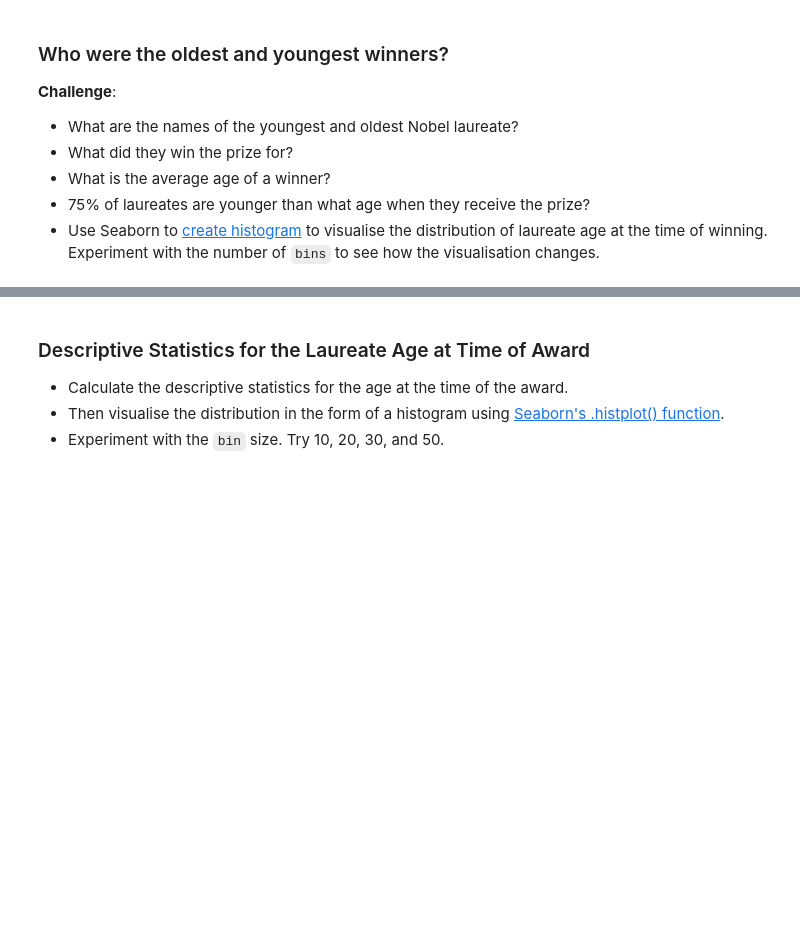
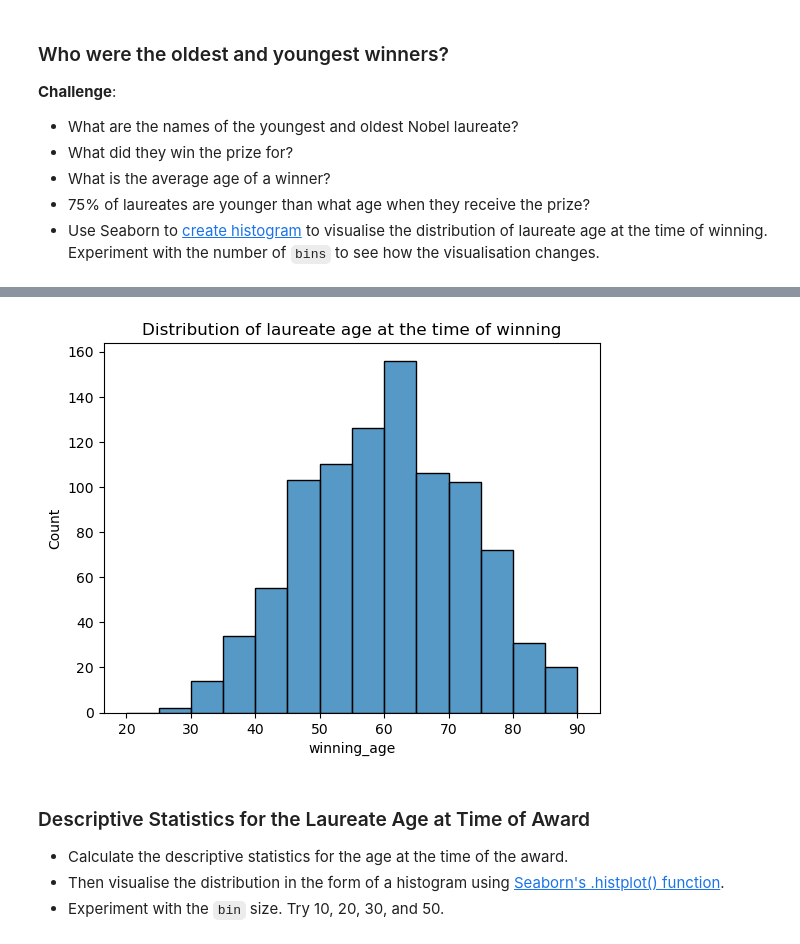
Before and after one commit to ImamSyabana/PythonDay16-100, a Jupyter notebook: Day 79/Nobel_Prize_Analysis_(start).ipynb, the cells around one changed output, grey strips where cells are left out. Drawn from its saved outputs; the diff is of its cells as text; code cells hidden in the pictures; blank space fills up the shorter version.

```diff
--- a/Day 79/Nobel_Prize_Analysis_(start).ipynb
+++ b/Day 79/Nobel_Prize_Analysis_(start).ipynb
@@ -1052,0 +1265,4 @@ How Old Are the Laureates When the Win the Prize?
+# %%
+birth_years = df_data.birth_date.dt.year
+# %%
+df_data['winning_age'] = df_data.year - birth_years
@@ -1062,3 +1350,17 @@ How Old Are the Laureates When the Win the Prize?
+# %%
+# Define custom bin edges
+custom_bins = [20, 25, 30, 35, 40, 45, 50, 55, 60, 65, 70, 75, 80, 85, 90]
+
+# Create a histogram of the 'sepal_length' column
+sns.histplot(data=df_data, x="winning_age", bins=custom_bins)
+
+# Add a title to the plot
+plt.title("Distribution of laureate age at the time of winning")
+
+# Display the plot
+plt.show()
+# %% [output]
+[figure, added]
 # %% [markdown]
 ### Descriptive Statistics for the Laureate Age at Time of Award
 
```
Also changed, not shown: parts of 47 cells of this notebook.
